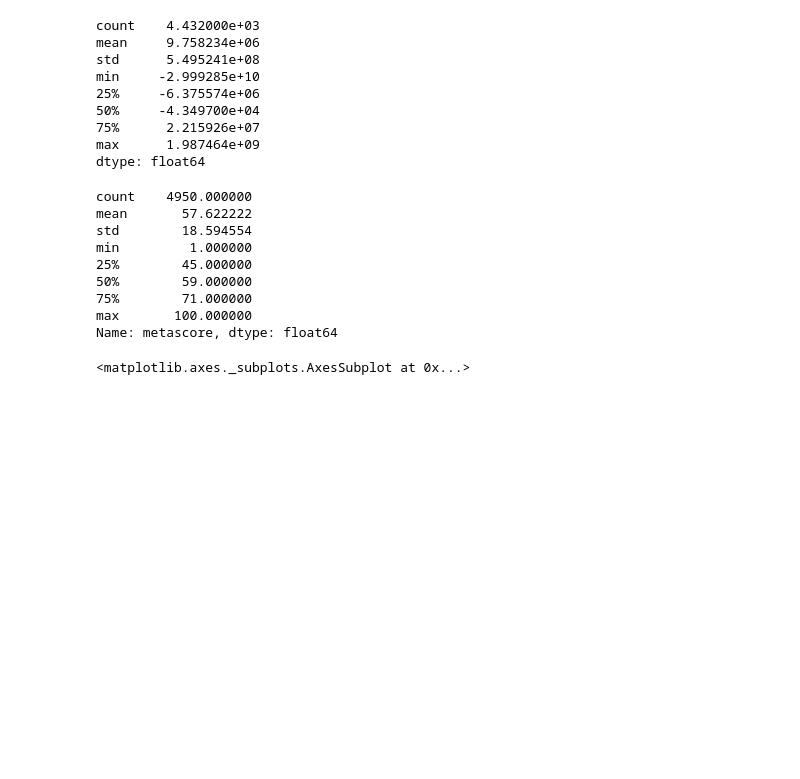
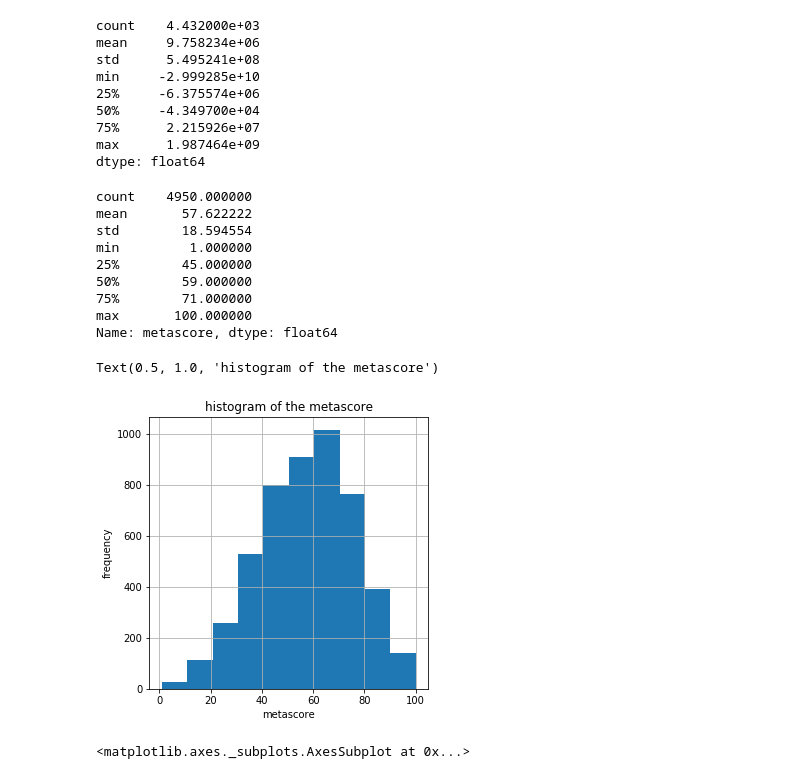
Before and after one commit to Ruchiranga/AD_A-team-project, a Jupyter notebook: first_analysis_souhail.ipynb, the cells around one changed output. Drawn from its saved outputs; the diff is of its cells as text; code cells hidden in the pictures; blank space fills up the shorter version.

```diff
--- a/first_analysis_souhail.ipynb
+++ b/first_analysis_souhail.ipynb
@@ -127,6 +167,15 @@ min         1.000000
 75%        71.000000
 max       100.000000
 Name: metascore, dtype: float64
+# %%
+ax, fig= plt.subplots(figsize=(5,5))
+movies.metascore.hist()
+plt.xlabel('Metascore')
+plt.ylabel('frequency')
+plt.title('histogram of the metascore')
+# %% [output]
+Text(0.5, 1.0, 'histogram of the metascore')
+[figure, added]
 # %%
 cor=movies.corr()
 # %%
```
Also changed, not shown: parts of 15 cells of this notebook.
